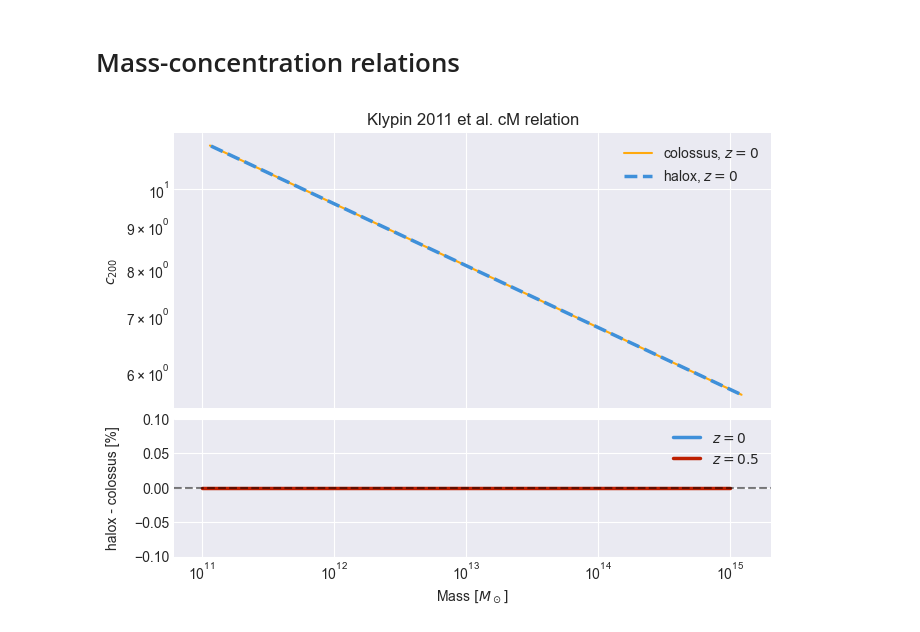
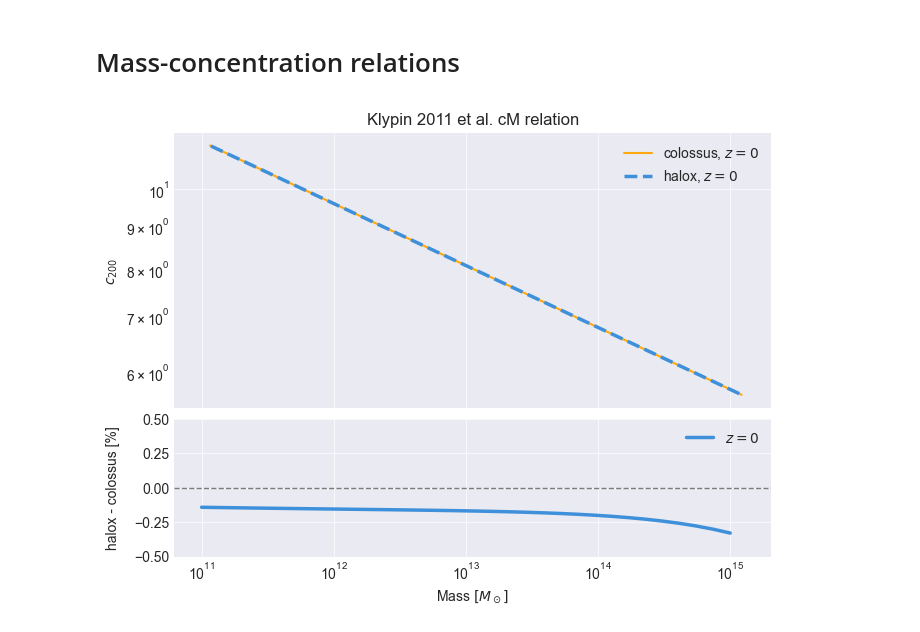
Before and after one commit to fkeruzore/halox, a Jupyter notebook: notebooks/halox_vs_colossus.ipynb, the cells around one changed output. Cells and saved outputs as stored; diff of their text form; code cells hidden in the pictures.

```diff
--- a/notebooks/halox_vs_colossus.ipynb
+++ b/notebooks/halox_vs_colossus.ipynb
@@ -999,9 +999,9 @@ from colossus.halo import mass_defs
 
 from halox.cm import duffy08, prada12, klypin11, child18all, child18relaxed
 
-mray = jnp.logspace(11, 15, 64)
+mray = jnp.logspace(11, 15, 32)
 
-zray = jnp.array([0.0, 0.5])
+zray = jnp.array([0.0, 1.0])
 
 
 cduffy_col = np.zeros((len(zray), len(mray)))
@@ -1080,32 +1080,32 @@ colossus_models = {
 # %%
 # Create comparison plot
 fig, ax_main, ax_ratio = create_comparison_plot()
 
 # Main panel: plot colossus first (behind), then halox (on top)
 # z=0.0
 ax_main.loglog(mklyp_col, cklypin_col, label="colossus, $z=0$", **style_kw[0])
 ax_main.loglog(mklyp, cklypin, label="halox, $z=0$", **style_kw[1])
 
 ax_main.set_ylabel(r"$c_{200}$")
 ax_main.set_title("Klypin 2011 et al. cM relation")
 ax_main.legend()
 
 # Ratio panel: relative differences for both redshifts
 ratio_z0 = (cklypin / cklypin_col - 1.0) * 100  # Convert to %
 
 ax_ratio.semilogx(mray, ratio_z0, label="$z=0$", **style_kw[-3])
-ax_ratio.semilogx(mray, ratio_z1, label="$z=0.5$", **style_kw[-2])
+# ax_ratio.semilogx(mray, ratio_z1, label="$z=0.5$", **style_kw[-2])
 
 ax_ratio.axhline(0.0, color="k", linestyle="--", alpha=0.5)
 ax_ratio.set_xlabel(r"Mass $[M_\odot]$")
 ax_ratio.set_ylabel("halox - colossus [%]")
-ax_ratio.set_ylim(-0.1, 0.1)
+ax_ratio.set_ylim(-0.5, 0.5)
 ax_ratio.legend()
 
 # Align y-axis labels
 fig.align_labels([ax_main, ax_ratio])
 # %% [output]
-[figure, old version]
+[figure, new version]
 # %%
 for name in halox_models.keys():
     fig, ax_main, ax_ratio = create_comparison_plot()
```
Also changed, not shown: parts of 6 cells of this notebook.
